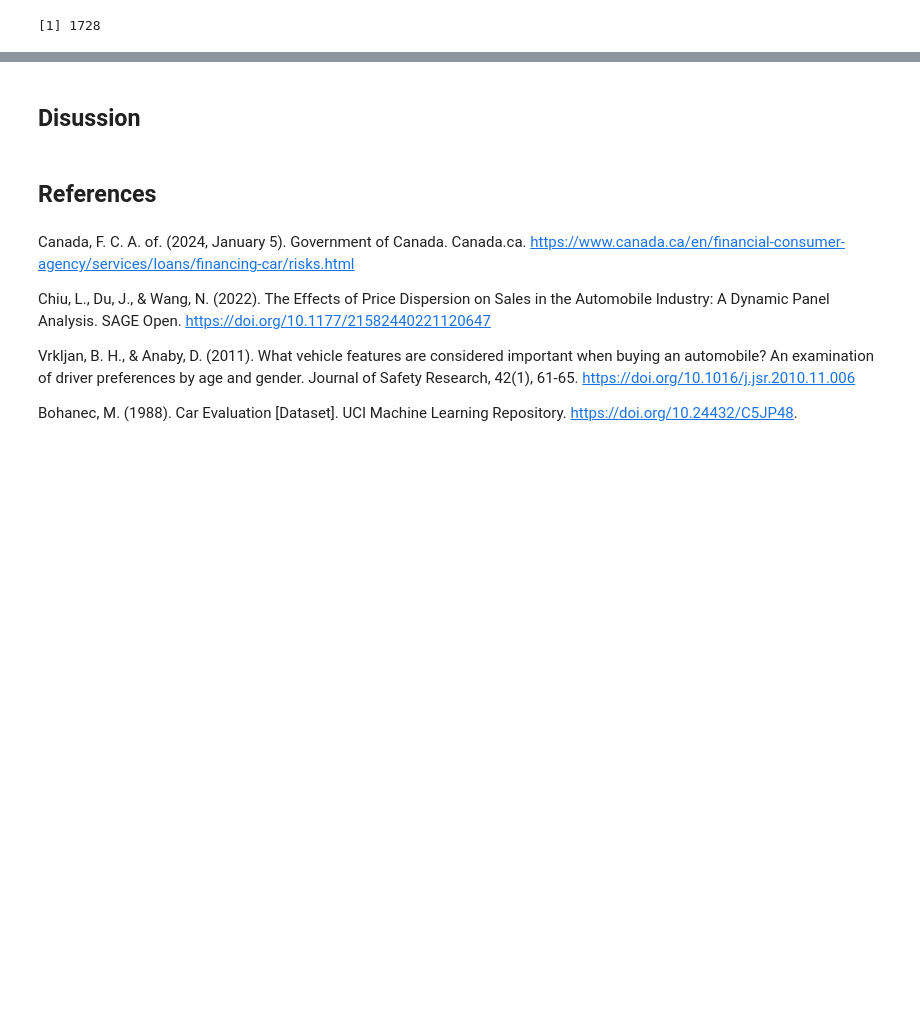
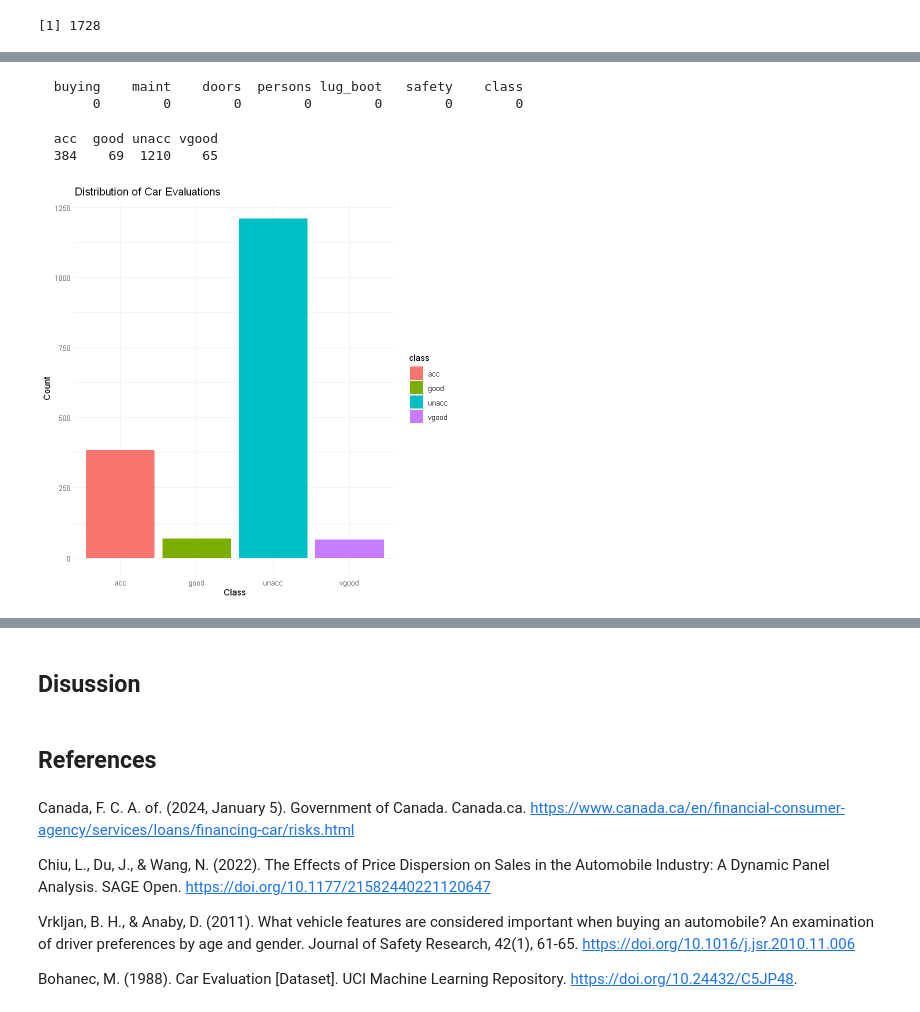
Before and after one commit to DSCI-310-2025/dsci-310-group-09, a Jupyter notebook: analysis.ipynb, the cells around one changed output, grey strips where cells are left out. Drawn from its saved outputs; the diff is of its cells as text; code cells hidden in the pictures; blank space fills up the shorter version.

Commit message:
Create exploratory data analysis

```diff
--- a/analysis.ipynb
+++ b/analysis.ipynb
@@ -59,0 +119,19 @@ data$class <- as.factor(data$class)
+# %%
+# Check for missing values
+colSums(is.na(data))
+# %% [output]
+  buying    maint    doors  persons lug_boot   safety    class
+       0        0        0        0        0        0        0
+# %%
+# Frequency distribution of the target variable
+table(data$class)
+
+# Visualizing the distribution of class
+ggplot(data, aes(x = class, fill = class)) +
+  geom_bar() +
+  theme_minimal() +
+  labs(title = "Distribution of Car Evaluations", x = "Class", y = "Count")
+# %% [output]
+  acc  good unacc vgood
+  384    69  1210    65
+[figure, added]
```
Also changed, not shown: parts of 18 cells of this notebook.
